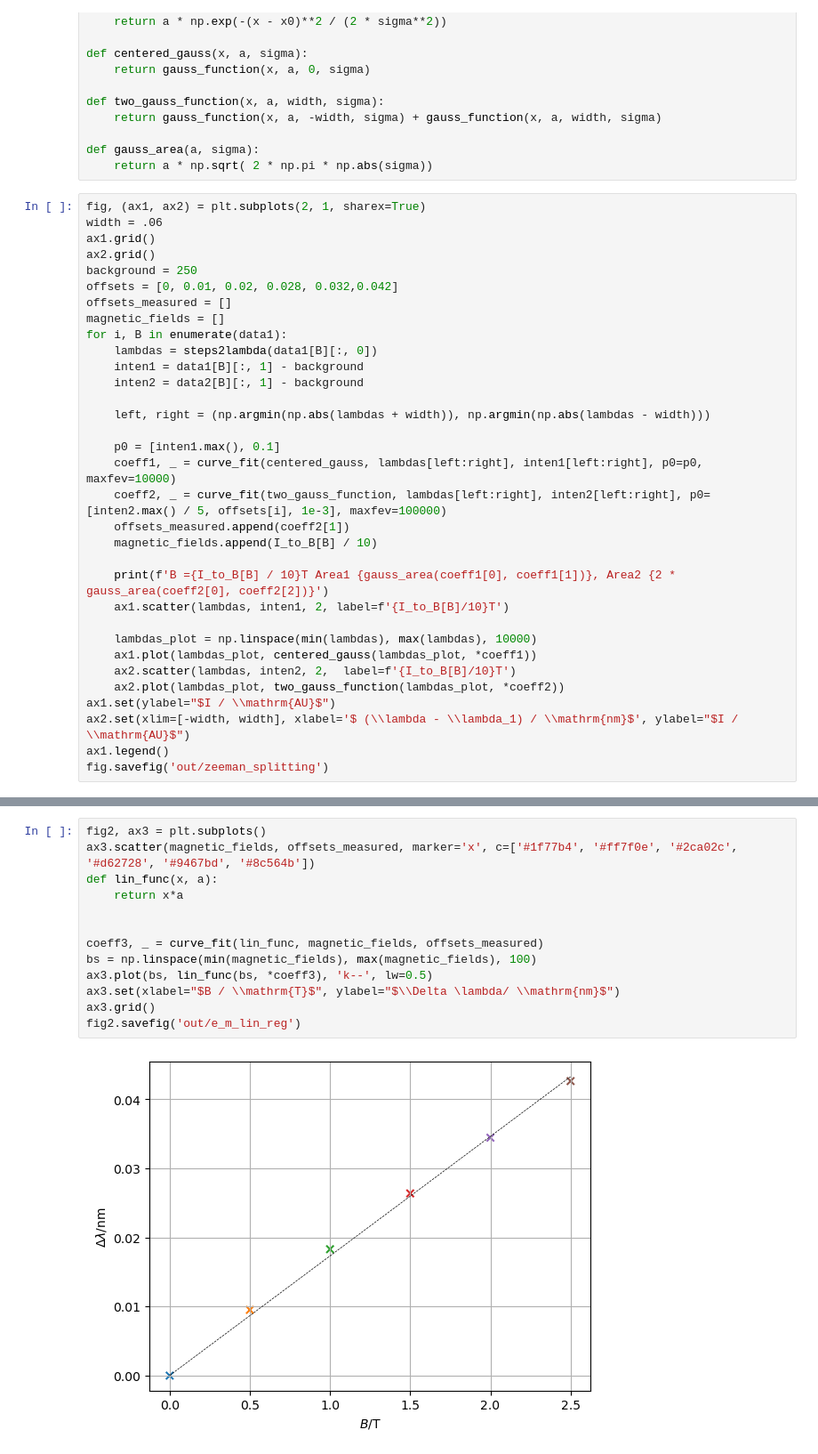
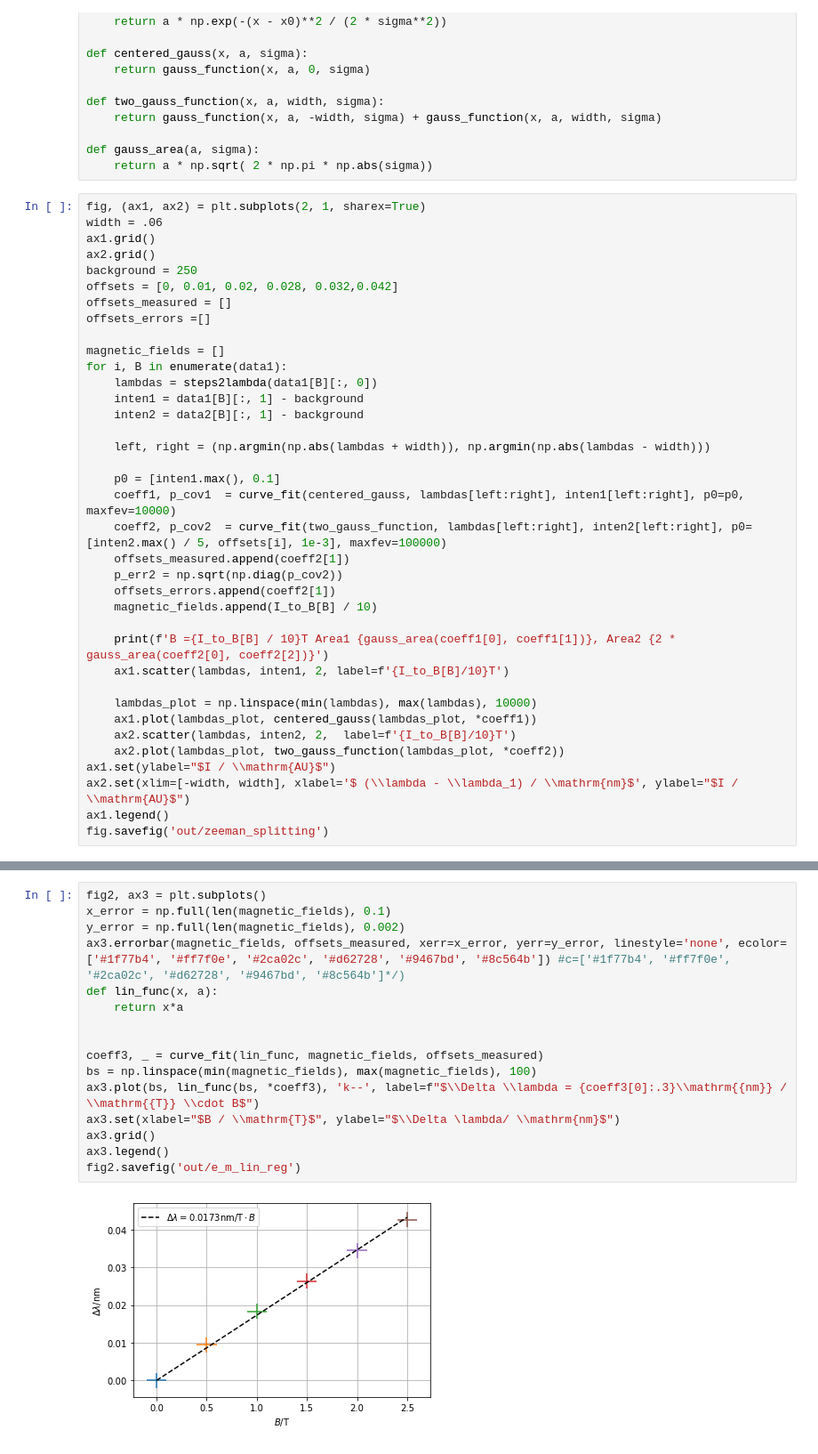
Before and after one commit to hanno22/FPraktikum, a Jupyter notebook: Zeemann/Zeeman.ipynb, the cells around one changed output, grey strips where cells are left out. Shown: that part at 89% size. Cells and saved outputs as stored; diff of their text form.

```diff
--- a/Zeemann/Zeeman.ipynb
+++ b/Zeemann/Zeeman.ipynb
@@ -49,6 +49,8 @@ ax2.grid()
 background = 250
 offsets = [0, 0.01, 0.02, 0.028, 0.032,0.042]
 offsets_measured = []
+offsets_errors =[]
+
 magnetic_fields = []
 for i, B in enumerate(data1):
     lambdas = steps2lambda(data1[B][:, 0])
@@ -58,9 +60,11 @@ for i, B in enumerate(data1):
     left, right = (np.argmin(np.abs(lambdas + width)), np.argmin(np.abs(lambdas - width)))
 
     p0 = [inten1.max(), 0.1]
-    coeff1, _ = curve_fit(centered_gauss, lambdas[left:right], inten1[left:right], p0=p0, maxfev=10000)
-    coeff2, _ = curve_fit(two_gauss_function, lambdas[left:right], inten2[left:right], p0=[inten2.max() / 5, offsets[i], 1e-3], maxfev=100000)
+    coeff1, p_cov1  = curve_fit(centered_gauss, lambdas[left:right], inten1[left:right], p0=p0, maxfev=10000)
+    coeff2, p_cov2  = curve_fit(two_gauss_function, lambdas[left:right], inten2[left:right], p0=[inten2.max() / 5, offsets[i], 1e-3], maxfev=100000)
     offsets_measured.append(coeff2[1])
+    p_err2 = np.sqrt(np.diag(p_cov2))
+    offsets_errors.append(coeff2[1])
     magnetic_fields.append(I_to_B[B] / 10)
 
     print(f'B ={I_to_B[B] / 10}T Area1 {gauss_area(coeff1[0], coeff1[1])}, Area2 {2 * gauss_area(coeff2[0], coeff2[2])}')
@@ -85,15 +89,18 @@ B =2.5T Area1 34.03843336359341, Area2 54.1869678217639
 # %%
 fig2, ax3 = plt.subplots()
-ax3.scatter(magnetic_fields, offsets_measured, marker='x', c=['#1f77b4', '#ff7f0e', '#2ca02c', '#d62728', '#9467bd', '#8c564b'])
+x_error = np.full(len(magnetic_fields), 0.1)
+y_error = np.full(len(magnetic_fields), 0.002)
+ax3.errorbar(magnetic_fields, offsets_measured, xerr=x_error, yerr=y_error, linestyle='none', ecolor=['#1f77b4', '#ff7f0e', '#2ca02c', '#d62728', '#9467bd', '#8c564b']) #c=['#1f77b4', '#ff7f0e', '#2ca02c', '#d62728', '#9467bd', '#8c564b']*/)
 def lin_func(x, a):
     return x*a
 
 
 coeff3, _ = curve_fit(lin_func, magnetic_fields, offsets_measured)
 bs = np.linspace(min(magnetic_fields), max(magnetic_fields), 100)
-ax3.plot(bs, lin_func(bs, *coeff3), 'k--', lw=0.5)
+ax3.plot(bs, lin_func(bs, *coeff3), 'k--', label=f"$\\Delta \\lambda = {coeff3[0]:.3}\\mathrm{{nm}} / \\mathrm{{T}} \\cdot B$")
 ax3.set(xlabel="$B / \\mathrm{T}$", ylabel="$\\Delta \lambda/ \\mathrm{nm}$")
 ax3.grid()
+ax3.legend()
 fig2.savefig('out/e_m_lin_reg')
 # %% [output]
-[figure, old version]
+[figure, new version]
```
Also changed, not shown: parts of 4 cells of this notebook, 6 other files.
